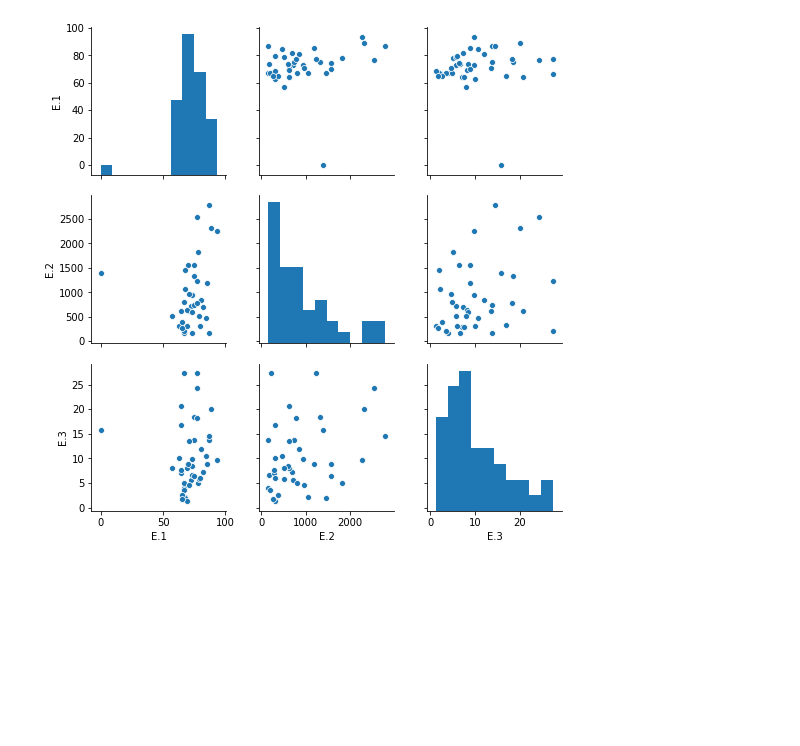
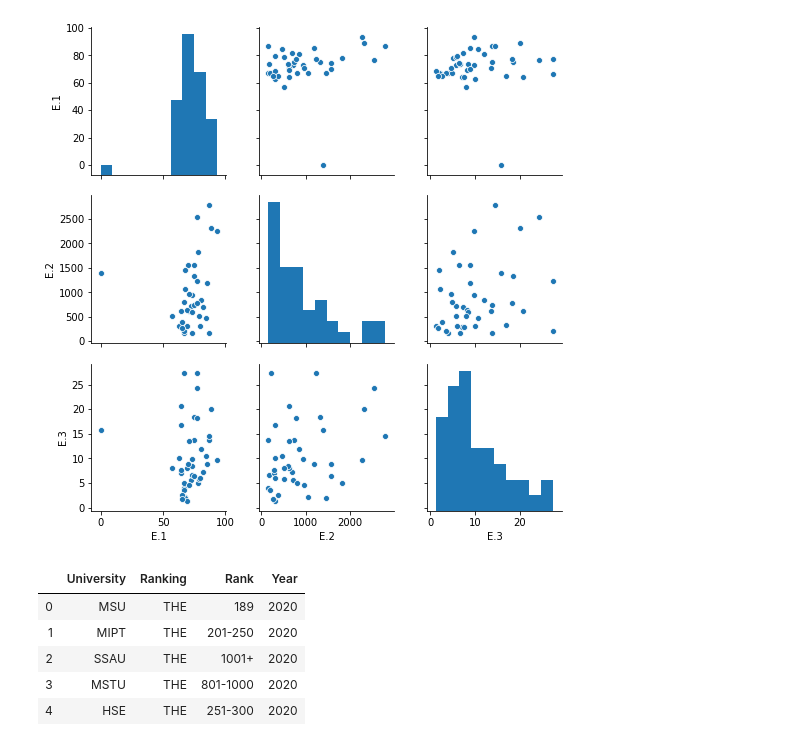
Before and after one commit to educauchy/World-University-Rankings, a Jupyter notebook: EDA.ipynb, the cells around one changed output. Saved outputs shown, nothing was run; the diff lists cells and outputs as text; code cells hidden in the pictures; blank space fills up the shorter version.

```diff
--- a/EDA.ipynb
+++ b/EDA.ipynb
@@ -119,3 +121,13 @@ KeyboardInterrupt:
 # %% [output]
 <seaborn.axisgrid.PairGrid at 0x...>
 [figure]
+# %%
+d = pd.read_excel('Data/Russian_Universities_TS.xlsx')
+d.head()
+# %% [output]
+|  | University | Ranking | Rank | Year |
+| 0 | MSU | THE | 189 | 2020 |
+| 1 | MIPT | THE | 201-250 | 2020 |
+| 2 | SSAU | THE | 1001+ | 2020 |
+| 3 | MSTU | THE | 801-1000 | 2020 |
+| 4 | HSE | THE | 251-300 | 2020 |
```
Also changed, not shown: parts of 1 cell of this notebook, 8 other files.
